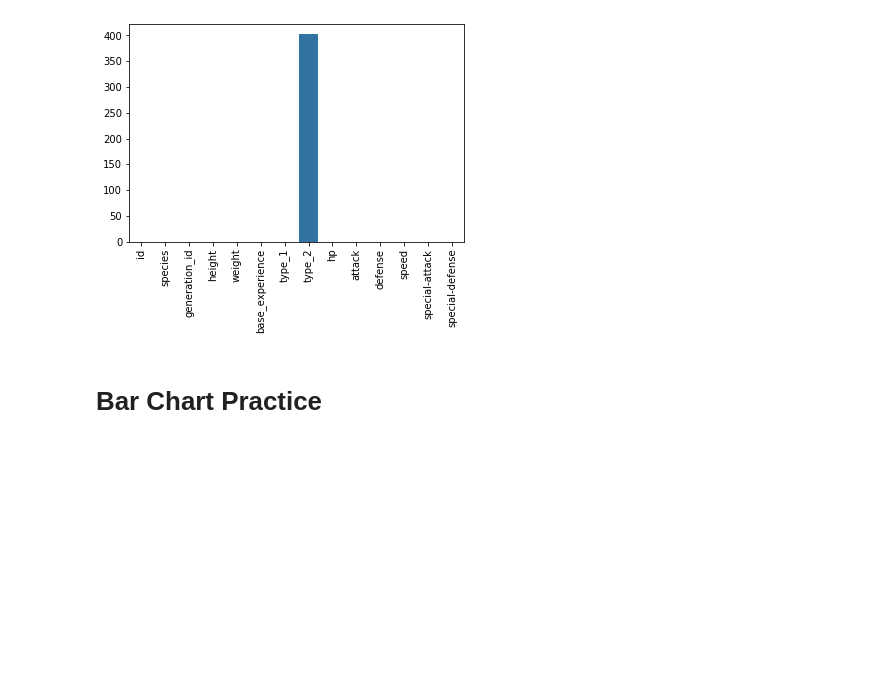
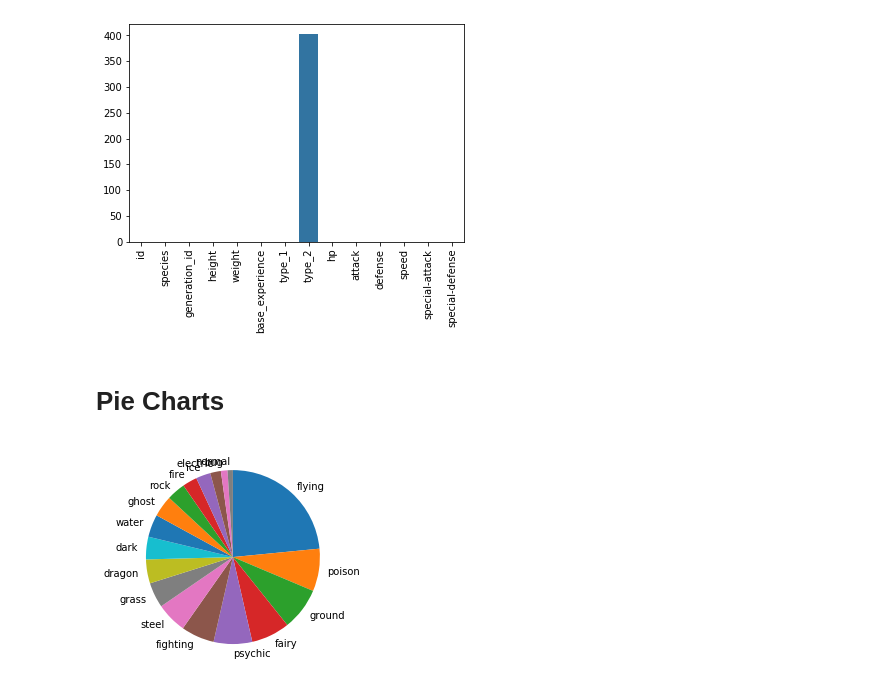
Before and after one commit to zhecho/AIPND, a Jupyter notebook: Notes/Matplotlib_Notes.ipynb, the cells around one changed output. Drawn from its saved outputs; the diff is of its cells as text; code cells hidden in the pictures; blank space fills up the shorter version.

Commit message:
-  pie chards  -  part of histogram 	modified:   Notes/Matplotlib_Notes.ipynb

```diff
--- a/Notes/Matplotlib_Notes.ipynb
+++ b/Notes/Matplotlib_Notes.ipynb
@@ -160,5 +160,14 @@ plt.xticks(rotation = 90);
 # (our counts).
 # %% [output]
 [figure]
-# %% [markdown]
-# Bar Chart Practice
+# %% [markdown]
+# Pie Charts
+# %%
+# code for the pie chart seen above
+sorted_counts = pokemon['type_2'].value_counts()
+plt.pie(sorted_counts,
+        labels = sorted_counts.index,
+        startangle = 90,
+        counterclock = False);
+# %% [output]
+[figure, added]
```
Also changed, not shown: parts of 6 cells of this notebook.
